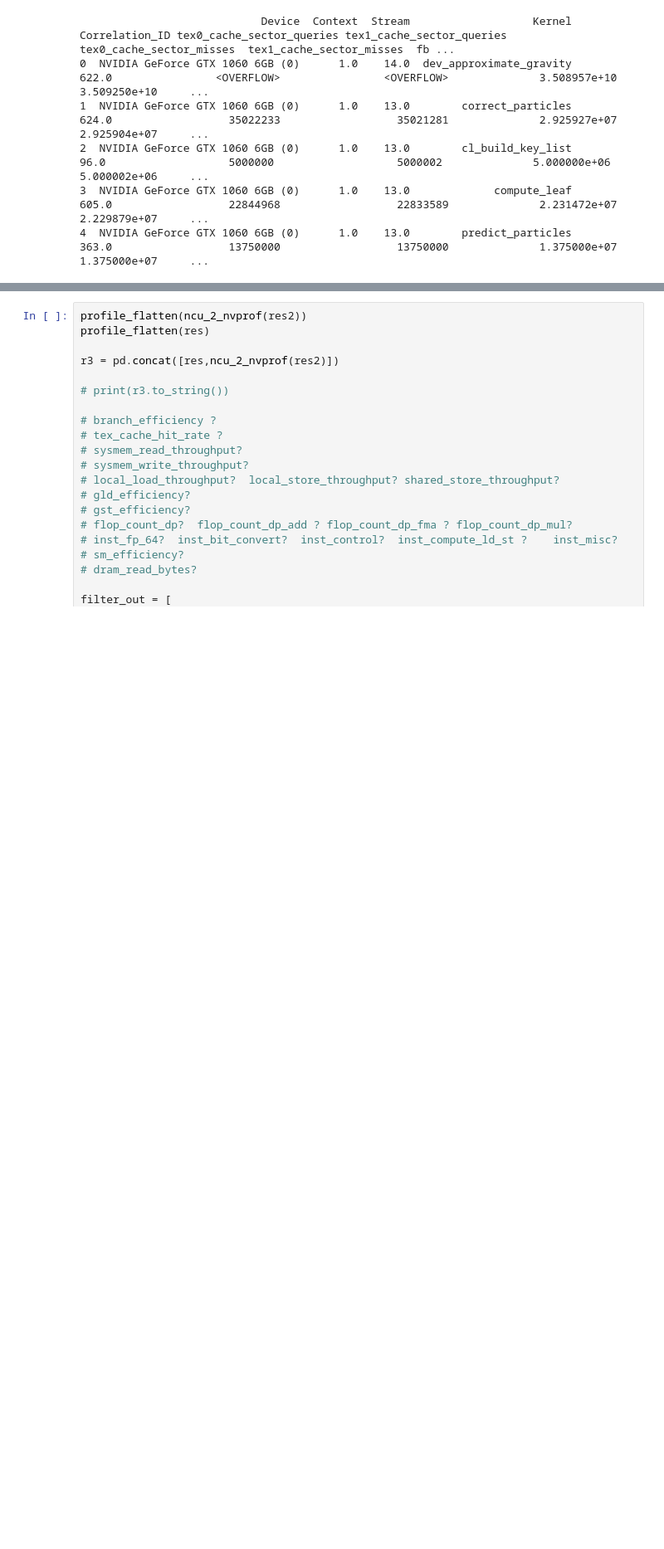
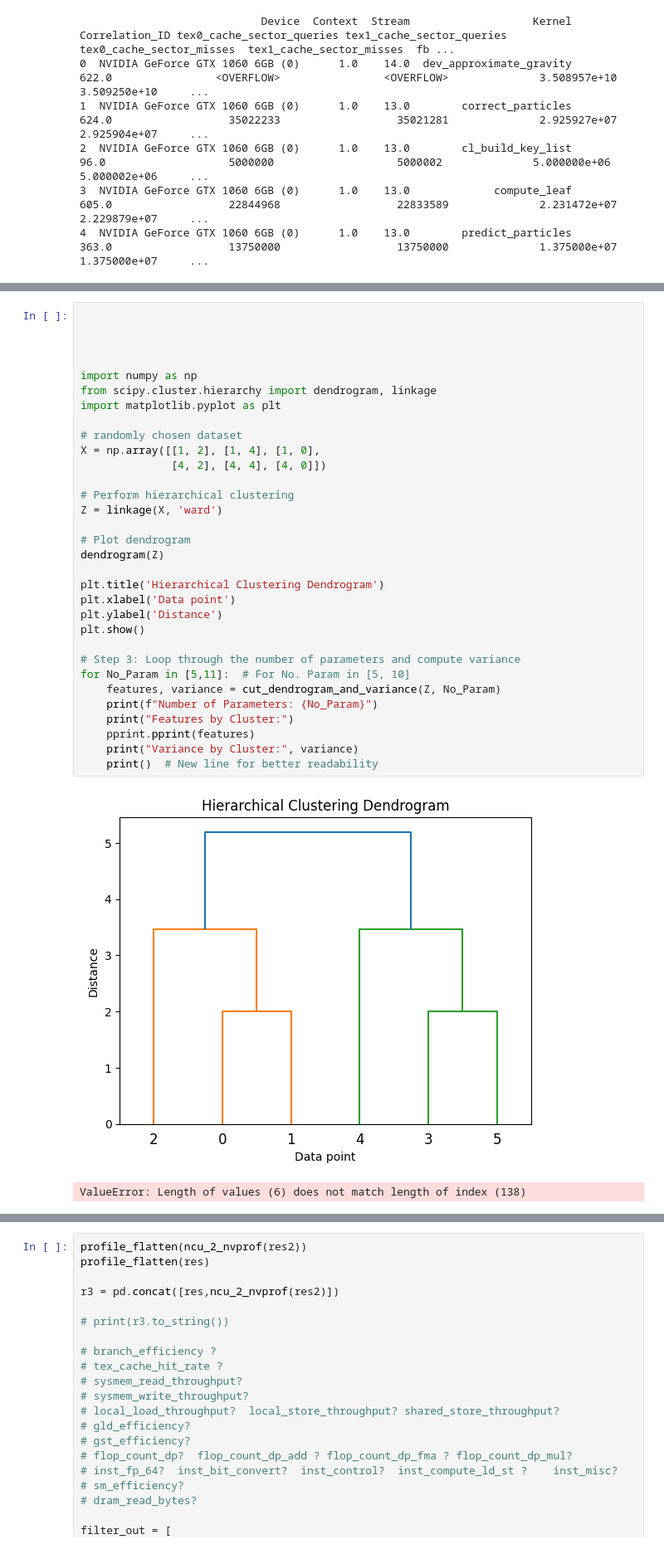
Before and after one commit to Mauricio-Bernuy/Bonsai-estimate, a Jupyter notebook: 3. Analysis.ipynb, the cells around one changed output, grey strips where cells are left out. Shown at 83% size. Drawn from its saved outputs; the diff is of its cells as text; blank space fills up the shorter version.

```diff
--- a/3. Analysis.ipynb
+++ b/3. Analysis.ipynb
@@ -623 +931,36 @@ print(res.to_string())
+# %%
+
+
+
+
+import numpy as np
+from scipy.cluster.hierarchy import dendrogram, linkage
+import matplotlib.pyplot as plt
+
+# randomly chosen dataset
+X = np.array([[1, 2], [1, 4], [1, 0],
+              [4, 2], [4, 4], [4, 0]])
+
+# Perform hierarchical clustering
+Z = linkage(X, 'ward')
+
+# Plot dendrogram
+dendrogram(Z)
+
+plt.title('Hierarchical Clustering Dendrogram')
+plt.xlabel('Data point')
+plt.ylabel('Distance')
+plt.show()
+
+# Step 3: Loop through the number of parameters and compute variance
+for No_Param in [5,11]:  # For No. Param in [5, 10]
+    features, variance = cut_dendrogram_and_variance(Z, No_Param)
+    print(f"Number of Parameters: {No_Param}")
+    print("Features by Cluster:")
+    pprint.pprint(features)
+    print("Variance by Cluster:", variance)
+    print()  # New line for better readability
+# %% [output]
+[figure, added]
+ValueError: Length of values (6) does not match length of index (138)
 # %%
```
Also changed, not shown: parts of 8 cells of this notebook, 1 other file.
